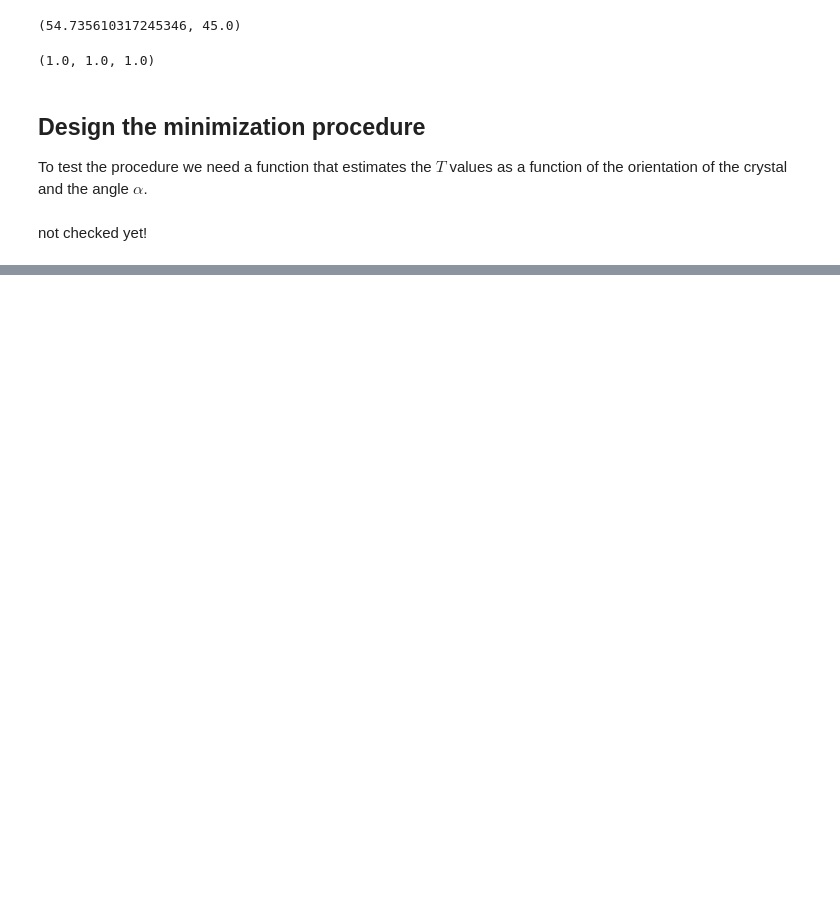
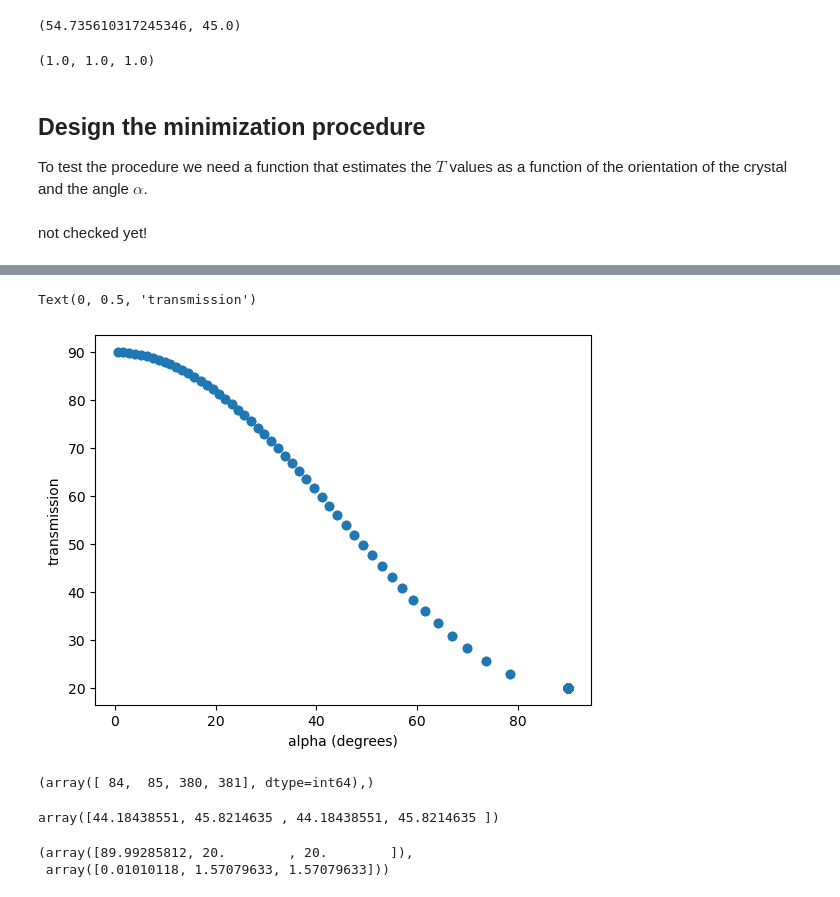
Before and after one commit to bertopadron/FTIR-EBSD, a Jupyter notebook: notebooks2learn/new_approach.ipynb, the cells around one changed output, grey strips where cells are left out. Saved outputs shown, nothing was run; the diff lists cells and outputs as text; code cells hidden in the pictures; blank space fills up the shorter version.

```diff
--- a/notebooks2learn/new_approach.ipynb
+++ b/notebooks2learn/new_approach.ipynb
@@ -341,0 +447,16 @@ def check_points_on_surface(points, trans, tol=1e-6):
+# %%
+# same but only considering positive phi values
+plt.plot(np.rad2deg(phis[phis >= 0]), Ts[phis >= 0], 'o')
+plt.xlabel('alpha (degrees)')
+plt.ylabel('transmission')
+# %% [output]
+Text(0, 0.5, 'transmission')
+[figure, added]
+# %%
+np.where(np.abs(np.rad2deg(phis) - 45) < 1)
+# %% [output]
+(array([ 84,  85, 380, 381], dtype=int64),)
+# %%
+np.rad2deg(phis[[ 84,  85, 380, 381]])
+# %% [output]
+array([44.18438551, 45.8214635 , 44.18438551, 45.8214635 ])
@@ -341,0 +482,5 @@ def check_points_on_surface(points, trans, tol=1e-6):
+# %%
+pick_three(Ts[phis >= 0], phis[phis >= 0])
+# %% [output]
+(array([89.99285812, 20.        , 20.        ]),
+ array([0.01010118, 1.57079633, 1.57079633]))
```
Also changed, not shown: parts of 11 cells of this notebook.
